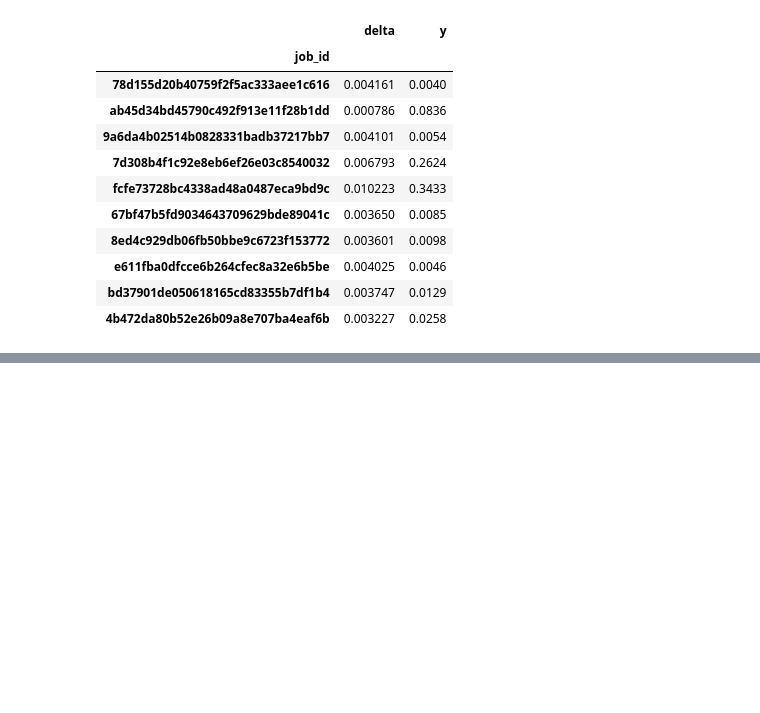
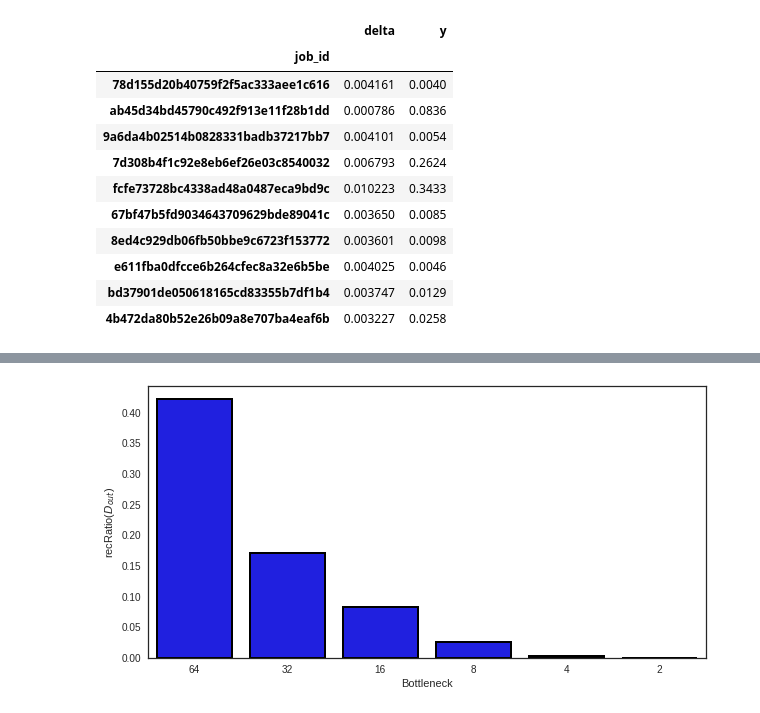
Before and after one commit to mehdidc/out_of_class, a Jupyter notebook: ae/ipynb/analysis.ipynb, the cells around one changed output, grey strips where cells are left out. Saved outputs shown, nothing was run; the diff lists cells and outputs as text; code cells hidden in the pictures; blank space fills up the shorter version.

```diff
--- a/ae/ipynb/analysis.ipynb
+++ b/ae/ipynb/analysis.ipynb
@@ -254,3 +254,16 @@ d.iloc[0:20]
 | 4b472da80b52e26b09a8e707ba4eaf6b | NaN | 0.026926 | 10.059696 | 0.876 | 9.027921e-01 | ... |
 | 0debb69cc1446f1d7a5a96f811862415 | 8.0 | 0.035424 | 16.899170 | 0.667 | 9.438167e-01 | ... |
 | c66d4d7f3ef76fd52b2c6b354e94c3d0 | NaN | 0.029848 | 8.783053 | 0.877 | 8.690988e-01 | ... |
+# %%
+d = df_full
+d = d[d['nb_layers']==3]
+d = d[d['sampler']  == 'mnist_capacity']
+d['Bottleneck'] = d['bottleneck'].astype(int)
+d = d.sort_values(by='Bottleneck', ascending=False)
+fig = plt.figure(figsize=(10, 5))
+sns.barplot(x='Bottleneck', y='recons', data=d, color='blue', edgecolor='black', linewidth=2, order=d['Bottleneck'])
+plt.ylabel('recRatio($D_{out}}$)')
+plt.savefig('../thesis_figures/bottleneck_rec_ratio.png')
+plt.show()
+# %% [output]
+[figure, added]
```
Also changed, not shown: parts of 3 cells of this notebook, 1 other file.
